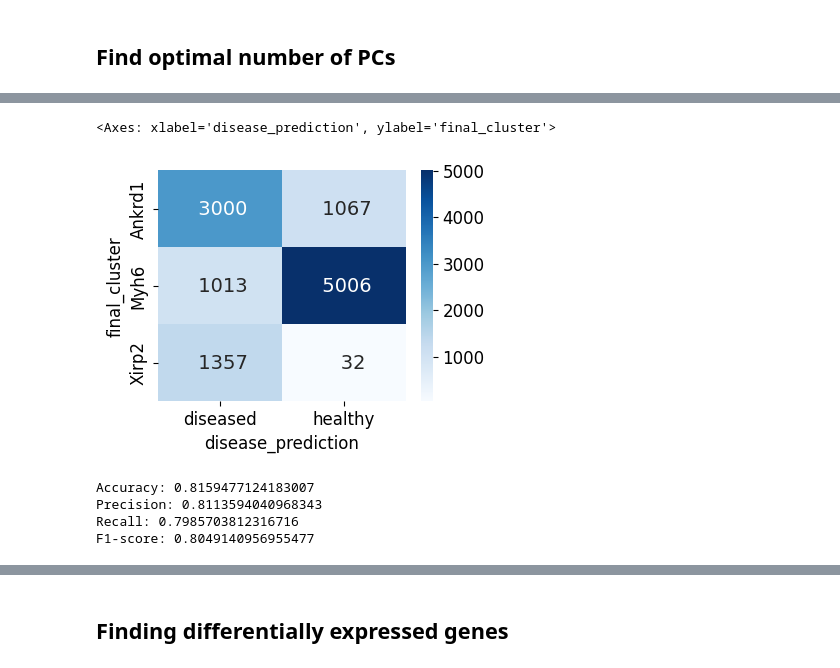
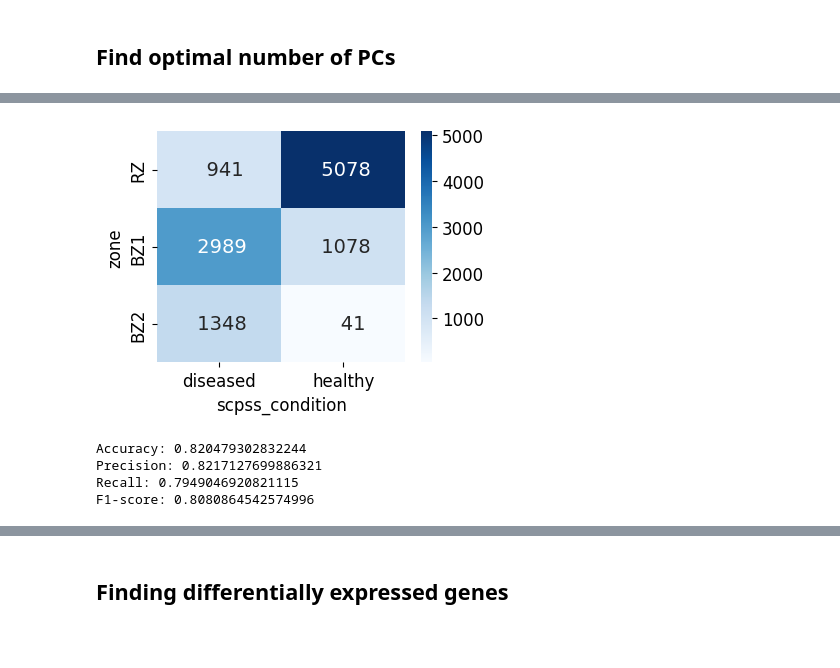
Before and after one commit to SaminRK/scPSS-reproducibility, a Jupyter notebook: Fig_2_Infarcted_Heart_Tissue.ipynb, the cells around one changed output, grey strips where cells are left out. Drawn from its saved outputs; the diff is of its cells as text; code cells hidden in the pictures; blank space fills up the shorter version.

```diff
--- a/Fig_2_Infarcted_Heart_Tissue.ipynb
+++ b/Fig_2_Infarcted_Heart_Tissue.ipynb
@@ -743,0 +311,11 @@ sc.pl.pca(ad_que, color=['final_cluster', 'disease_prediction'])
+# %%
+reference_samples = list(ad.obs[ad.obs['dataset'] == 'reference']['sample'].unique())
+query_samples = list(ad.obs[ad.obs['dataset'] == 'query']['sample'].unique())
+# %%
+%%time
+from scpss import scPSS
+
+scpss = scPSS(ad, 'sample', reference_samples, query_samples)
+scpss.harmony_integrate()
+params = scpss.find_optimal_parameters(max_n_comps=25)
+scpss.set_distance_and_condition()
@@ -743,0 +518,20 @@ sc.pl.pca(ad_que, color=['final_cluster', 'disease_prediction'])
+# %%
+# Set global font size for ticks and labels
+plt.rcParams['figure.figsize'] = [4, 3]
+plt.rcParams['xtick.labelsize'] = 12
+plt.rcParams['ytick.labelsize'] = 12
+plt.rcParams['axes.labelsize'] = 12
+plt.rcParams['legend.fontsize'] = 12
+
+
+# Generate PCA plot with custom palette
+sc.pl.pca(scpss.ad, color='scpss_distances', show=False, s=15, alpha=0.6)
+
+# Get the current axis and remove the border (spines)
+ax = plt.gca()
+ax.spines['top'].set_visible(False)
+ax.spines['right'].set_visible(False)
+
+plt.savefig('scpss_distances.svg')
+plt.show()
+plt.close()
@@ -744,15 +540,19 @@ sc.pl.pca(ad_que, color=['final_cluster', 'disease_prediction'])
 # %%
 plt.rcParams['font.size'] = 14
+# %%
+ad_que = scpss.ad[scpss.query_mask]
 # %%
 import seaborn as sns
-cmtx = sc.metrics.confusion_matrix("final_cluster", "disease_prediction", ad_que.obs, normalize=False)
+cmtx = sc.metrics.confusion_matrix("zone", "scpss_condition", ad_que.obs, normalize=False)
 sns.heatmap(cmtx, annot=True, fmt='5g', cmap='Blues')
+
+plt.savefig("confusion_matrix.svg", format="svg")
+plt.show()
 # %% [output]
-<Axes: xlabel='disease_prediction', ylabel='final_cluster'>
-[figure, old version]
+[figure, new version]
 # %%
-true_labels = ad_que.obs['final_cluster'].isin(disease_celltypes).to_numpy()
-predicted_labels = ad_que.obs['disease_prediction'].isin(['diseased']).to_numpy()
+true_labels = ad_que.obs['zone'].isin(['BZ1', 'BZ2']).to_numpy()
+predicted_labels = ad_que.obs['scpss_condition'].isin(['diseased']).to_numpy()
 
 from sklearn.metrics import accuracy_score, precision_score, recall_score, f1_score
 
@@ -766,10 +566,10 @@ print("Precision:", precision)
 print("Recall:", recall)
 print("F1-score:", f1)
 # %% [output]
-Accuracy: 0.8159477124183007
-Precision: 0.8113594040968343
-Recall: 0.7985703812316716
-F1-score: 0.8049140956955477
+Accuracy: 0.820479302832244
+Precision: 0.8217127699886321
+Recall: 0.7949046920821115
+F1-score: 0.8080864542574996
 # %%
 from sklearn.metrics import roc_auc_score, average_precision_score
 import matplotlib.pyplot as plt
```
Also changed, not shown: parts of 80 cells of this notebook.
